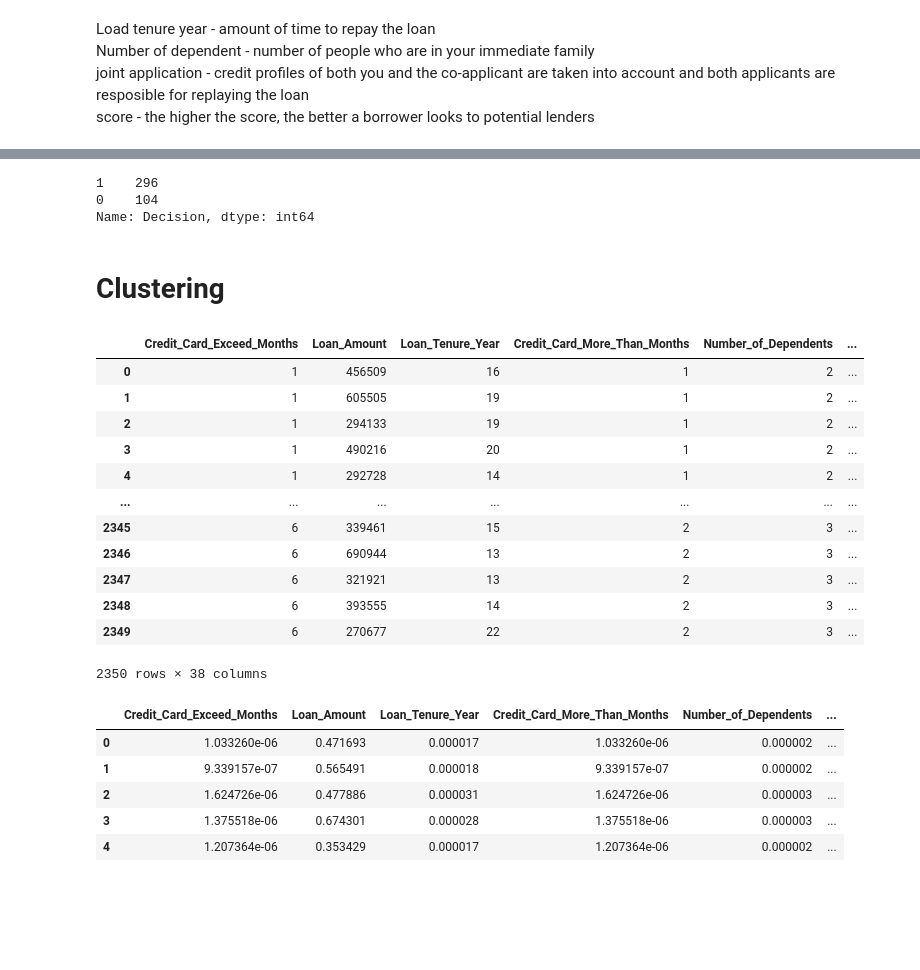
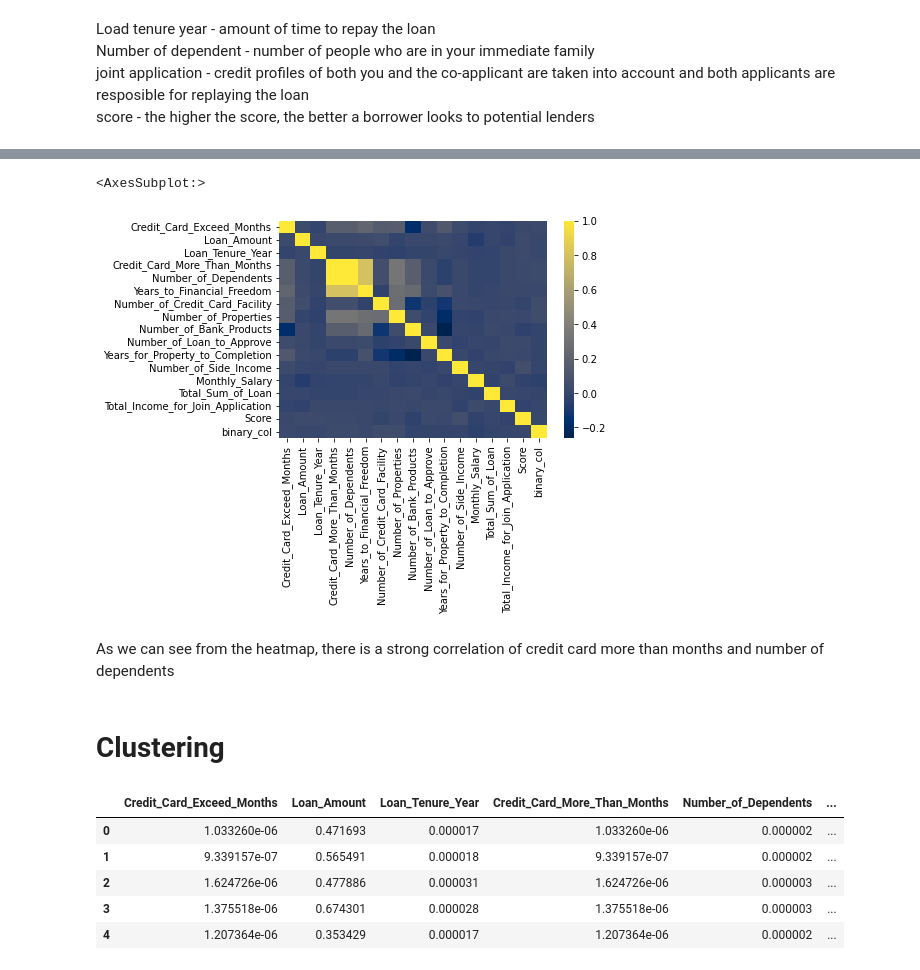
Before and after one commit to adeline0320/heroku-q3-ai, a Jupyter notebook: ProjectQ3.ipynb, the cells around one changed output, grey strips where cells are left out. Cells and saved outputs as stored; diff of their text form; code cells hidden in the pictures; blank space fills up the shorter version.

```diff
--- a/ProjectQ3.ipynb
+++ b/ProjectQ3.ipynb
@@ -41,7 +66,0 @@ check['Decision'].value_counts()
-# %%
-check = file[['Total_Income_for_Join_Application','Decision']][file['Number_of_Dependents'] == 3]
-check['Decision'].value_counts()
-# %% [output]
-1    296
-0    104
-Name: Decision, dtype: int64
@@ -54,34 +67,19 @@ check['Decision'].value_counts()
-# %%
-#add a column for result
-file['binary_col'] = file['Decision'].apply(lambda x : 1 if x == 'Accept' else 0)
-file.groupby('binary_col').mean()
+# %%
+sns.heatmap(file.corr(),cmap="cividis")
+# %% [output]
+<AxesSubplot:>
+[figure, added]
+# %% [markdown]
+As we can see from the heatmap, there is a strong correlation of credit card more than months and number of dependents
 # %% [markdown]
 # **Clustering**
 # %%
 file = pd.read_csv("Bank_CreditScoring.csv")
 # %%
 from sklearn.cluster import KMeans
-
 
 X = file.drop('Score',axis = 1)
 y = file['Score']#Classification need to be classes
 
 X = pd.get_dummies(X,drop_first = True)
-X
-# ax = sns.relplot(x="Monthly_Salary", y="Total_Sum_of_Loan", hue="Decision", data=file)
-# print(ax)
-# %% [output]
-|  | Credit_Card_Exceed_Months | Loan_Amount | Loan_Tenure_Year | Credit_Card_More_Than_Months | Number_of_Dependents | ... |
-| 0 | 1 | 456509 | 16 | 1 | 2 | ... |
-| 1 | 1 | 605505 | 19 | 1 | 2 | ... |
-| 2 | 1 | 294133 | 19 | 1 | 2 | ... |
-| 3 | 1 | 490216 | 20 | 1 | 2 | ... |
-| 4 | 1 | 292728 | 14 | 1 | 2 | ... |
-| ... | ... | ... | ... | ... | ... | ... |
-| 2345 | 6 | 339461 | 15 | 2 | 3 | ... |
-| 2346 | 6 | 690944 | 13 | 2 | 3 | ... |
-| 2347 | 6 | 321921 | 13 | 2 | 3 | ... |
-| 2348 | 6 | 393555 | 14 | 2 | 3 | ... |
-| 2349 | 6 | 270677 | 22 | 2 | 3 | ... |
-2350 rows × 38 columns
 # %%
```
Also changed, not shown: parts of 27 cells of this notebook, 2 other files.
